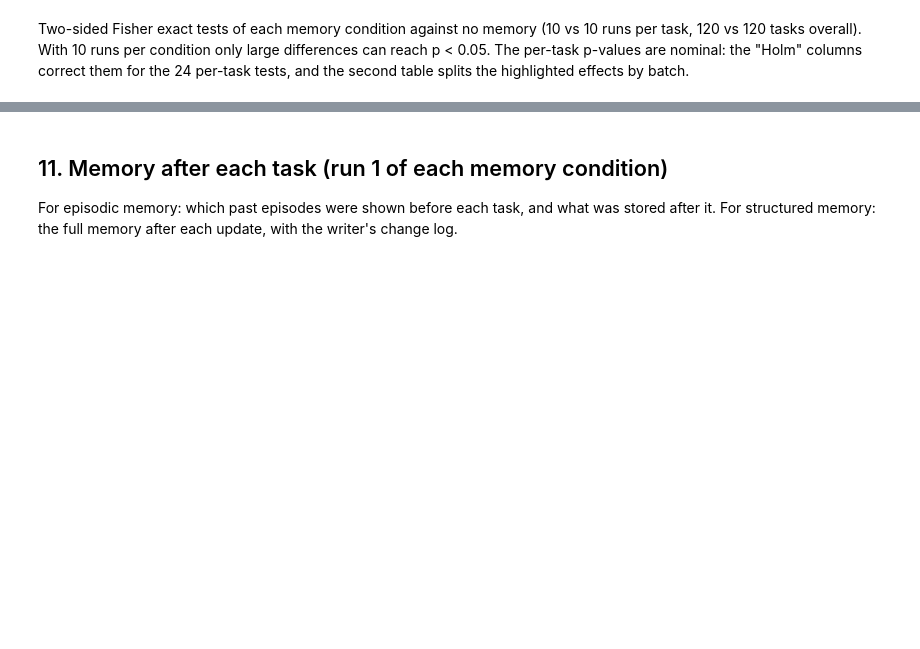
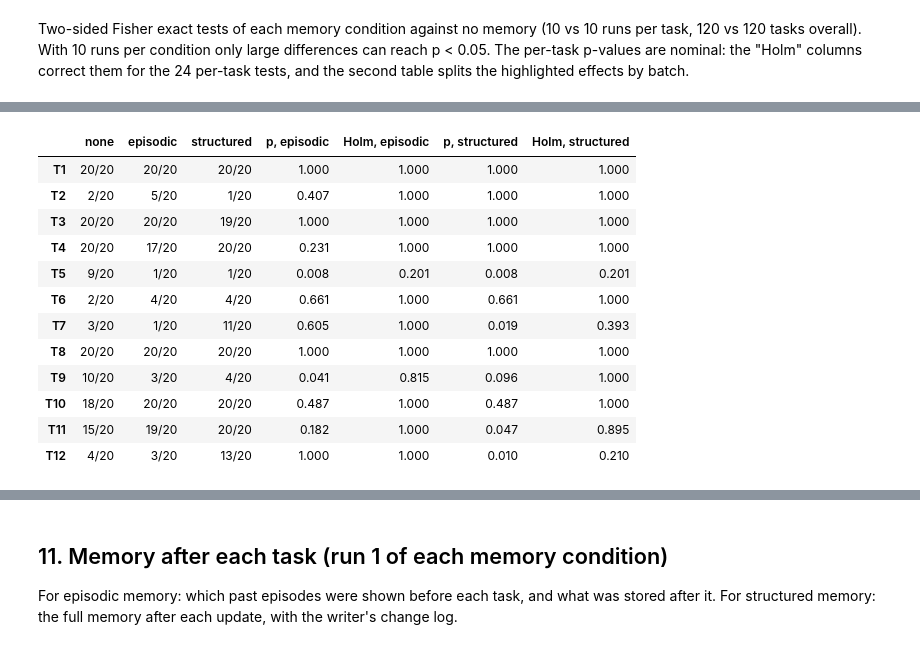
Before and after one commit to QianhengZhang/CS839-agent-memory, a Jupyter notebook: hw1_memory.ipynb, the cells around one changed output, grey strips where cells are left out. Cells and saved outputs as stored; diff of their text form; code cells hidden in the pictures; blank space fills up the shorter version.

```diff
--- a/hw1_memory.ipynb
+++ b/hw1_memory.ipynb
@@ -483,0 +490,28 @@ Lines that mention EPSG:5070 but were not counted as recommending it:
+# %%
+both = pd.concat([df_v1, df], ignore_index=True)
+kb = both.groupby(["task", "condition"])["correct"].agg(["sum", "count"]).astype(int)
+pooled = pd.DataFrame({c: [f"{kb.loc[(tid, c), 'sum']}/{kb.loc[(tid, c), 'count']}" for tid in ORDER] for c in CONDITIONS},
+                      index=ORDER)
+pooled_p = {c: [fisher_p(kb.loc[(tid, c), "sum"], kb.loc[(tid, c), "count"],
+                         kb.loc[(tid, "none"), "sum"], kb.loc[(tid, "none"), "count"]) for tid in ORDER]
+            for c in ("episodic", "structured")}
+pooled_holm = holm(pooled_p["episodic"] + pooled_p["structured"])
+for j, c in enumerate(("episodic", "structured")):
+    pooled[f"p, {c}"] = [round(p, 3) for p in pooled_p[c]]
+    pooled[f"Holm, {c}"] = [round(p, 3) for p in pooled_holm[j * len(ORDER):(j + 1) * len(ORDER)]]
+pooled.to_csv("results/pooled_20_runs.csv")
+pooled
+# %% [output]
+|  | none | episodic | structured | p, episodic | Holm, episodic | p, structured | Holm, structured |
+| T1 | 20/20 | 20/20 | 20/20 | 1.000 | 1.000 | 1.000 | 1.000 |
+| T2 | 2/20 | 5/20 | 1/20 | 0.407 | 1.000 | 1.000 | 1.000 |
+| T3 | 20/20 | 20/20 | 19/20 | 1.000 | 1.000 | 1.000 | 1.000 |
+| T4 | 20/20 | 17/20 | 20/20 | 0.231 | 1.000 | 1.000 | 1.000 |
+| T5 | 9/20 | 1/20 | 1/20 | 0.008 | 0.201 | 0.008 | 0.201 |
+| T6 | 2/20 | 4/20 | 4/20 | 0.661 | 1.000 | 0.661 | 1.000 |
+| T7 | 3/20 | 1/20 | 11/20 | 0.605 | 1.000 | 0.019 | 0.393 |
+| T8 | 20/20 | 20/20 | 20/20 | 1.000 | 1.000 | 1.000 | 1.000 |
+| T9 | 10/20 | 3/20 | 4/20 | 0.041 | 0.815 | 0.096 | 1.000 |
+| T10 | 18/20 | 20/20 | 20/20 | 0.487 | 1.000 | 0.487 | 1.000 |
+| T11 | 15/20 | 19/20 | 20/20 | 0.182 | 1.000 | 0.047 | 0.895 |
+| T12 | 4/20 | 3/20 | 13/20 | 1.000 | 1.000 | 0.010 | 0.210 |
```
Also changed, not shown: parts of 28 cells of this notebook, 7 other files.
